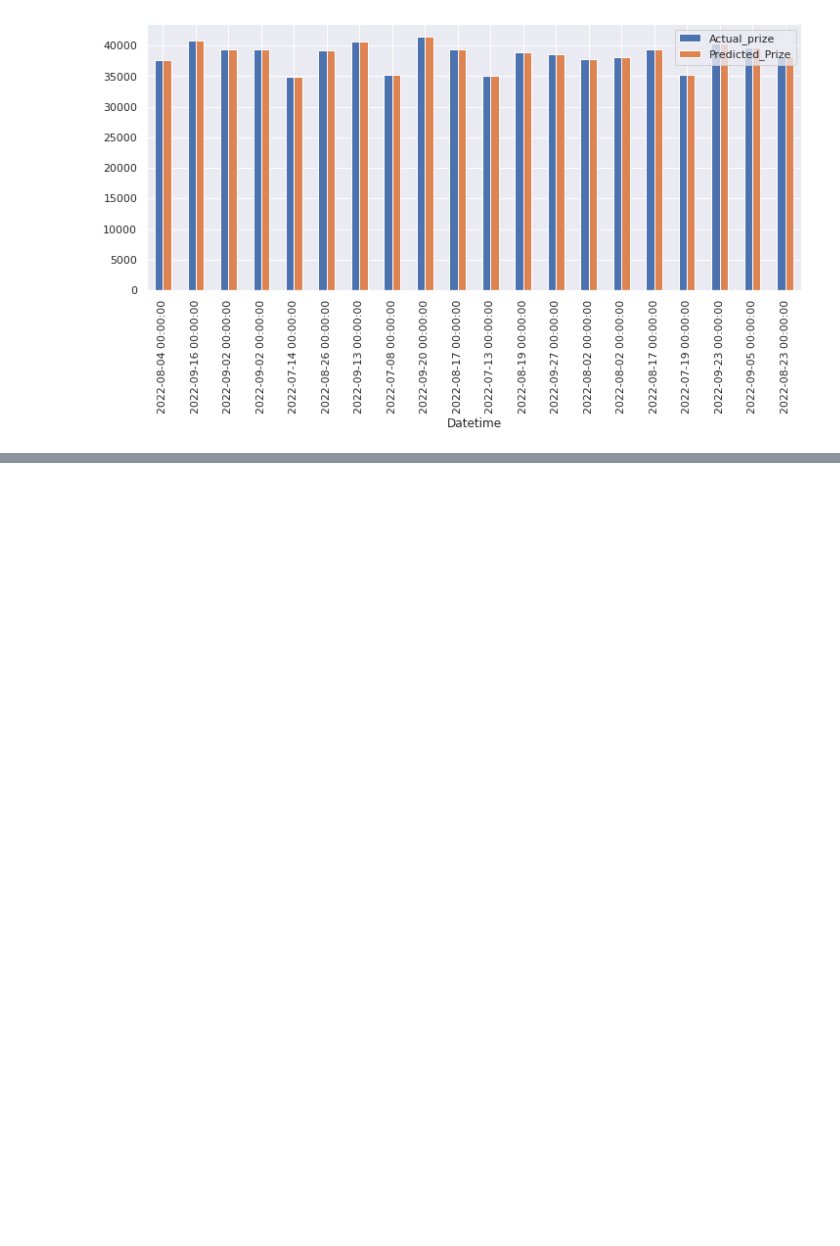
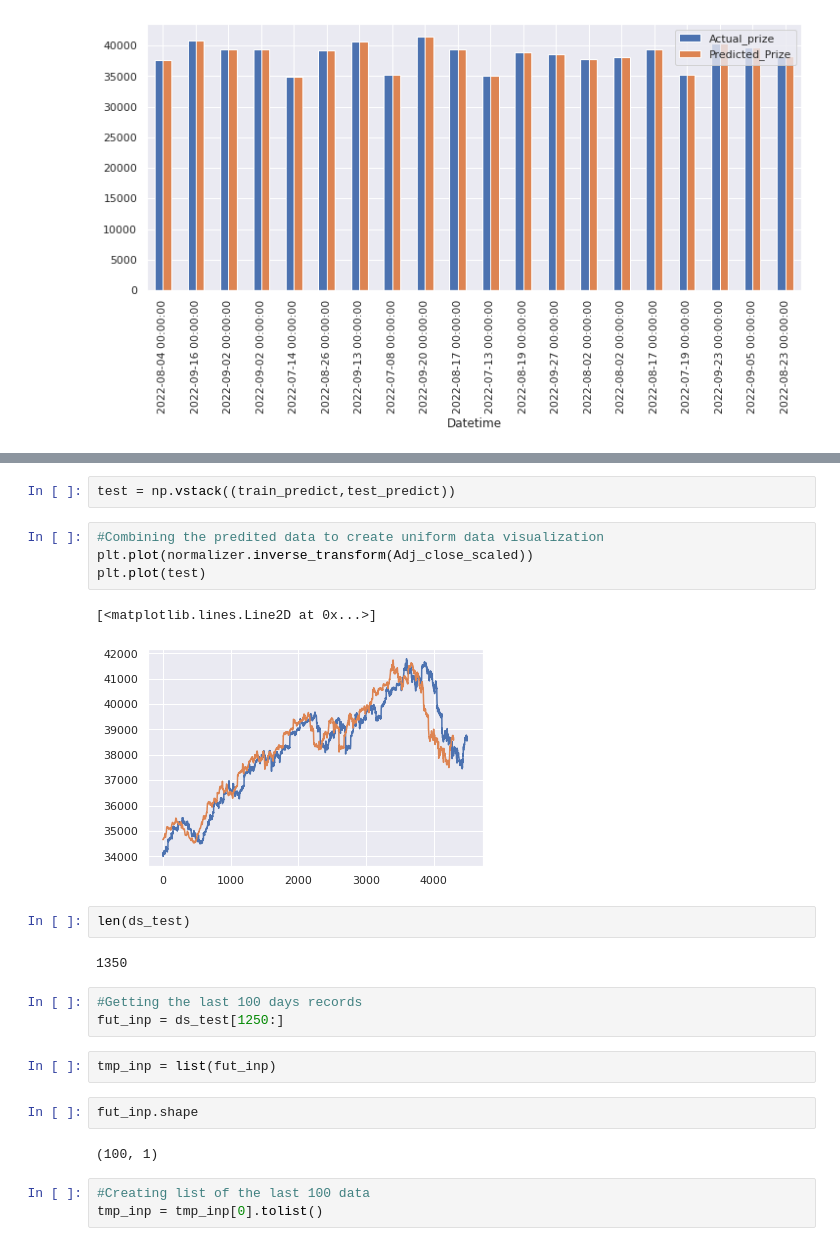
Before and after one commit to sarkar2527/DSAP, a Jupyter notebook: Stock_3_sandy.ipynb, the cells around one changed output, grey strips where cells are left out. Cells and saved outputs as stored; diff of their text form; blank space fills up the shorter version.

```diff
--- a/Stock_3_sandy.ipynb
+++ b/Stock_3_sandy.ipynb
@@ -413,0 +550,25 @@ graph.plot(kind='bar', figsize =(12,5))
+# %%
+test = np.vstack((train_predict,test_predict))
+# %%
+#Combining the predited data to create uniform data visualization
+plt.plot(normalizer.inverse_transform(Adj_close_scaled))
+plt.plot(test)
+# %% [output]
+[<matplotlib.lines.Line2D at 0x...>]
+[figure, added]
+# %%
+len(ds_test)
+# %% [output]
+1350
+# %%
+#Getting the last 100 days records
+fut_inp = ds_test[1250:]
+# %%
+tmp_inp = list(fut_inp)
+# %%
+fut_inp.shape
+# %% [output]
+(100, 1)
+# %%
+#Creating list of the last 100 data
+tmp_inp = tmp_inp[0].tolist()
```
Also changed, not shown: parts of 27 cells of this notebook.
